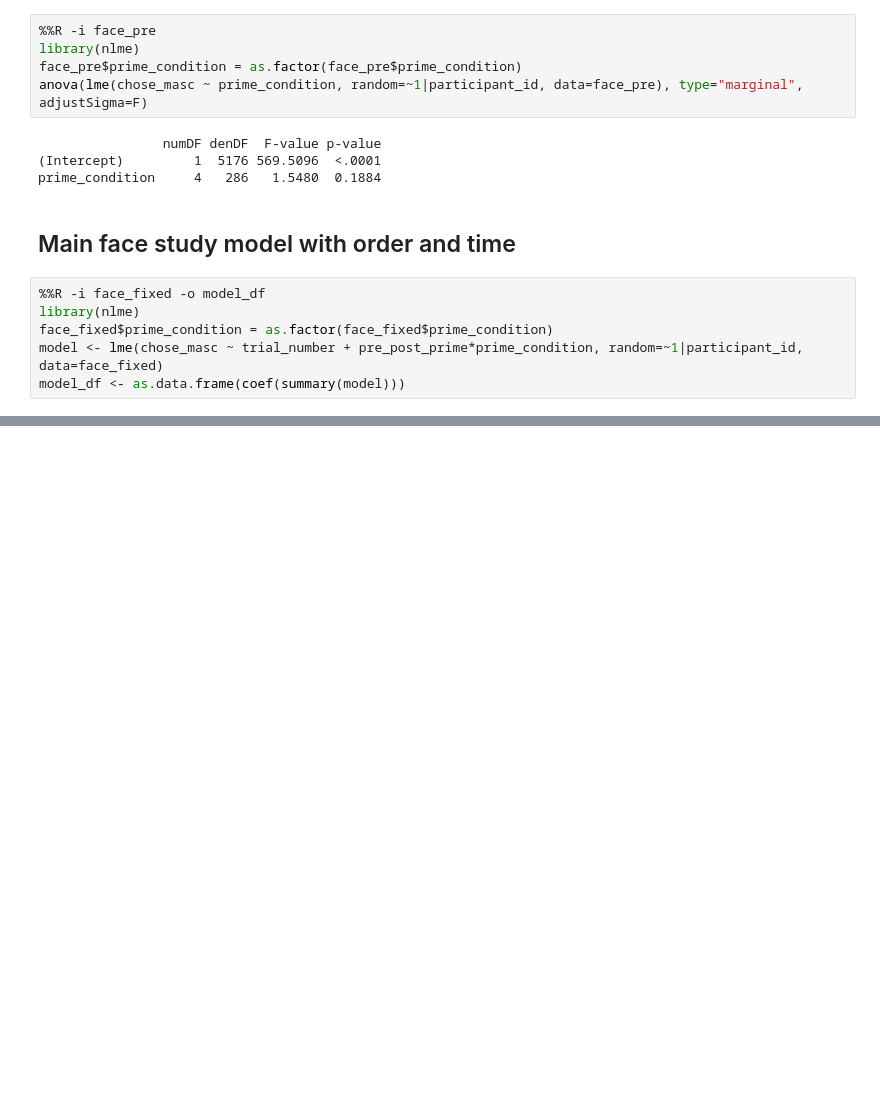
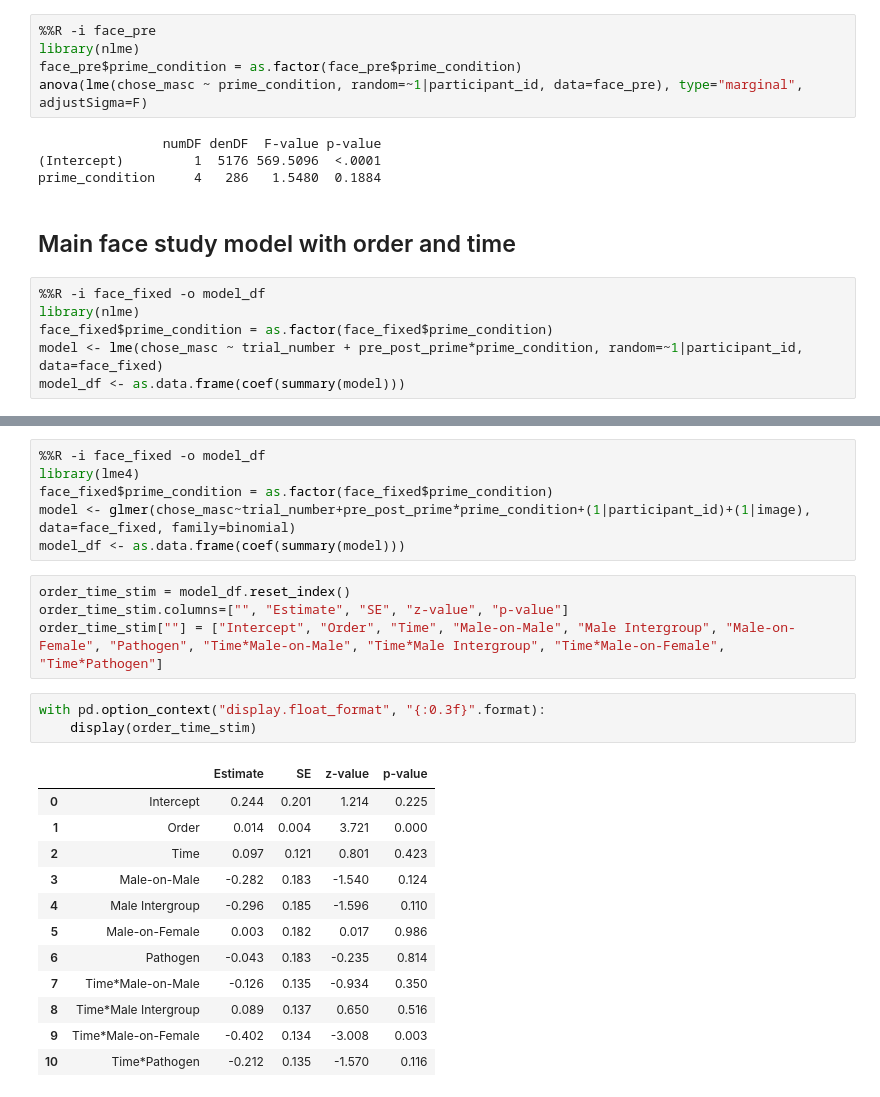
Before and after one commit to Natasha-R/Project-Reproduction-Open-Science, a Jupyter notebook: Correction/Correction Work.ipynb, the cells around one changed output, grey strips where cells are left out. Saved outputs shown, nothing was run; the diff lists cells and outputs as text; blank space fills up the shorter version.

```diff
--- a/Correction/Correction Work.ipynb
+++ b/Correction/Correction Work.ipynb
@@ -234,0 +242,26 @@ with pd.option_context("display.float_format", "{:0.3f}".format):
+# %%
+%%R -i face_fixed -o model_df
+library(lme4)
+face_fixed$prime_condition = as.factor(face_fixed$prime_condition)
+model <- glmer(chose_masc~trial_number+pre_post_prime*prime_condition+(1|participant_id)+(1|image), data=face_fixed, family=binomial)
+model_df <- as.data.frame(coef(summary(model)))
+# %%
+order_time_stim = model_df.reset_index()
+order_time_stim.columns=["", "Estimate", "SE", "z-value", "p-value"]
+order_time_stim[""] = ["Intercept", "Order", "Time", "Male-on-Male", "Male Intergroup", "Male-on-Female", "Pathogen", "Time*Male-on-Male", "Time*Male Intergroup", "Time*Male-on-Female", "Time*Pathogen"]
+# %%
+with pd.option_context("display.float_format", "{:0.3f}".format):
+    display(order_time_stim)
+# %% [output]
+|  |  | Estimate | SE | z-value | p-value |
+| 0 | Intercept | 0.244 | 0.201 | 1.214 | 0.225 |
+| 1 | Order | 0.014 | 0.004 | 3.721 | 0.000 |
+| 2 | Time | 0.097 | 0.121 | 0.801 | 0.423 |
+| 3 | Male-on-Male | -0.282 | 0.183 | -1.540 | 0.124 |
+| 4 | Male Intergroup | -0.296 | 0.185 | -1.596 | 0.110 |
+| 5 | Male-on-Female | 0.003 | 0.182 | 0.017 | 0.986 |
+| 6 | Pathogen | -0.043 | 0.183 | -0.235 | 0.814 |
+| 7 | Time*Male-on-Male | -0.126 | 0.135 | -0.934 | 0.350 |
+| 8 | Time*Male Intergroup | 0.089 | 0.137 | 0.650 | 0.516 |
+| 9 | Time*Male-on-Female | -0.402 | 0.134 | -3.008 | 0.003 |
+| 10 | Time*Pathogen | -0.212 | 0.135 | -1.570 | 0.116 |
```
Also changed, not shown: parts of 16 cells of this notebook, 1 other file.
